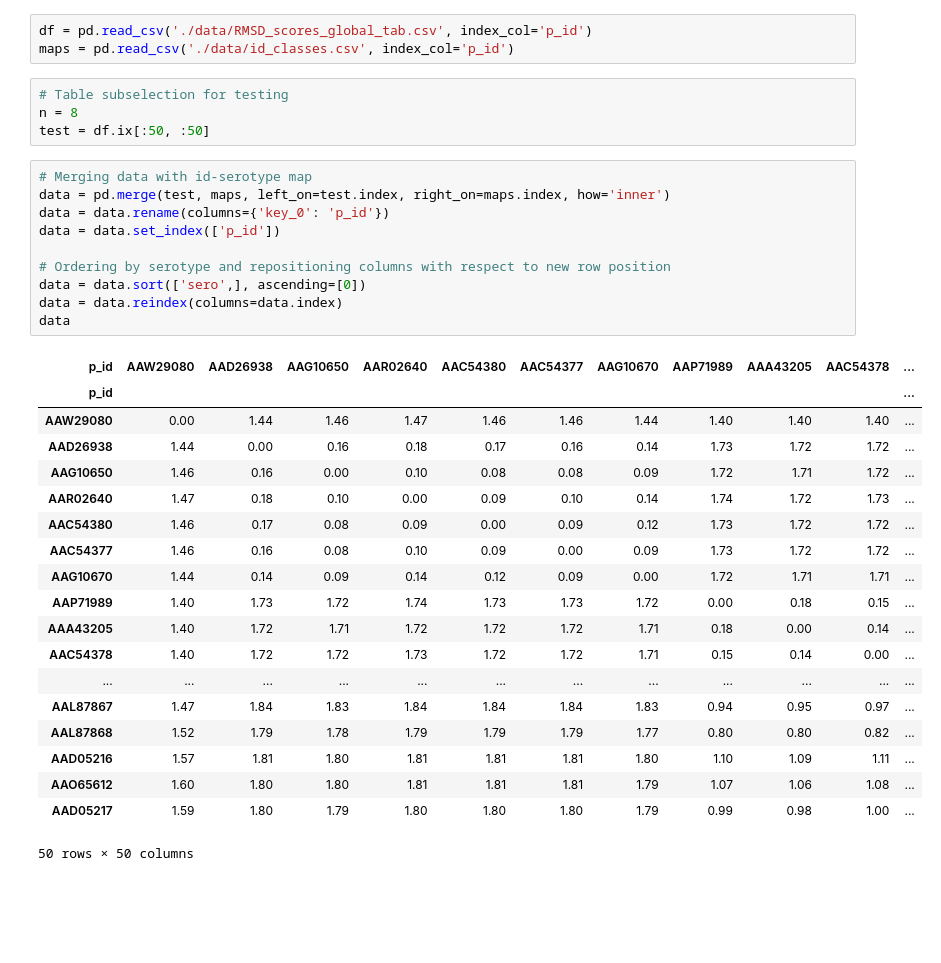
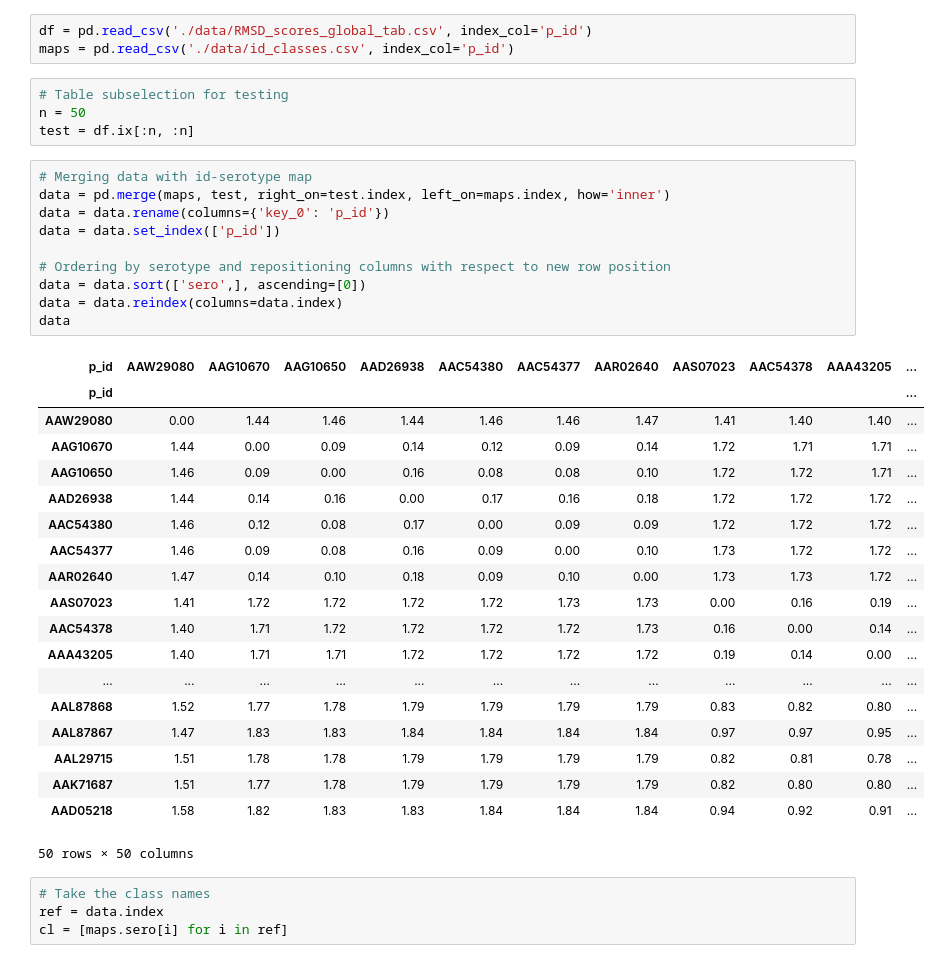
Before and after one commit to gmazz/BioInfoTools, a Jupyter notebook: IPYTHON_NOTEBOOKS/HA_RMSD_matrix.ipynb, the cells around one changed output. Cells and saved outputs as stored; diff of their text form; blank space fills up the shorter version.

```diff
--- a/IPYTHON_NOTEBOOKS/HA_RMSD_matrix.ipynb
+++ b/IPYTHON_NOTEBOOKS/HA_RMSD_matrix.ipynb
@@ -21,38 +21,42 @@ df = pd.read_csv('./data/RMSD_scores_global_tab.csv', index_col='p_id')
 maps = pd.read_csv('./data/id_classes.csv', index_col='p_id')
 # %%
 # Table subselection for testing
-n = 8
-test = df.ix[:50, :50]
+n = 50
+test = df.ix[:n, :n]
 # %%
 # Merging data with id-serotype map
-data = pd.merge(test, maps, left_on=test.index, right_on=maps.index, how='inner')
+data = pd.merge(maps, test, right_on=test.index, left_on=maps.index, how='inner')
 data = data.rename(columns={'key_0': 'p_id'})
 data = data.set_index(['p_id'])
 
 # Ordering by serotype and repositioning columns with respect to new row position
 data = data.sort(['sero',], ascending=[0])
 data = data.reindex(columns=data.index)
 data
 # %% [output]
-| p_id | AAW29080 | AAD26938 | AAG10650 | AAR02640 | AAC54380 | AAC54377 | AAG10670 | AAP71989 | AAA43205 | AAC54378 | ... |
+| p_id | AAW29080 | AAG10670 | AAG10650 | AAD26938 | AAC54380 | AAC54377 | AAR02640 | AAS07023 | AAC54378 | AAA43205 | ... |
 | p_id |  |  |  |  |  |  |  |  |  |  | ... |
-| AAW29080 | 0.00 | 1.44 | 1.46 | 1.47 | 1.46 | 1.46 | 1.44 | 1.40 | 1.40 | 1.40 | ... |
-| AAD26938 | 1.44 | 0.00 | 0.16 | 0.18 | 0.17 | 0.16 | 0.14 | 1.73 | 1.72 | 1.72 | ... |
-| AAG10650 | 1.46 | 0.16 | 0.00 | 0.10 | 0.08 | 0.08 | 0.09 | 1.72 | 1.71 | 1.72 | ... |
-| AAR02640 | 1.47 | 0.18 | 0.10 | 0.00 | 0.09 | 0.10 | 0.14 | 1.74 | 1.72 | 1.73 | ... |
-| AAC54380 | 1.46 | 0.17 | 0.08 | 0.09 | 0.00 | 0.09 | 0.12 | 1.73 | 1.72 | 1.72 | ... |
-| AAC54377 | 1.46 | 0.16 | 0.08 | 0.10 | 0.09 | 0.00 | 0.09 | 1.73 | 1.72 | 1.72 | ... |
-| AAG10670 | 1.44 | 0.14 | 0.09 | 0.14 | 0.12 | 0.09 | 0.00 | 1.72 | 1.71 | 1.71 | ... |
-| AAP71989 | 1.40 | 1.73 | 1.72 | 1.74 | 1.73 | 1.73 | 1.72 | 0.00 | 0.18 | 0.15 | ... |
-| AAA43205 | 1.40 | 1.72 | 1.71 | 1.72 | 1.72 | 1.72 | 1.71 | 0.18 | 0.00 | 0.14 | ... |
-| AAC54378 | 1.40 | 1.72 | 1.72 | 1.73 | 1.72 | 1.72 | 1.71 | 0.15 | 0.14 | 0.00 | ... |
+| AAW29080 | 0.00 | 1.44 | 1.46 | 1.44 | 1.46 | 1.46 | 1.47 | 1.41 | 1.40 | 1.40 | ... |
+| AAG10670 | 1.44 | 0.00 | 0.09 | 0.14 | 0.12 | 0.09 | 0.14 | 1.72 | 1.71 | 1.71 | ... |
+| AAG10650 | 1.46 | 0.09 | 0.00 | 0.16 | 0.08 | 0.08 | 0.10 | 1.72 | 1.72 | 1.71 | ... |
+| AAD26938 | 1.44 | 0.14 | 0.16 | 0.00 | 0.17 | 0.16 | 0.18 | 1.72 | 1.72 | 1.72 | ... |
+| AAC54380 | 1.46 | 0.12 | 0.08 | 0.17 | 0.00 | 0.09 | 0.09 | 1.72 | 1.72 | 1.72 | ... |
+| AAC54377 | 1.46 | 0.09 | 0.08 | 0.16 | 0.09 | 0.00 | 0.10 | 1.73 | 1.72 | 1.72 | ... |
+| AAR02640 | 1.47 | 0.14 | 0.10 | 0.18 | 0.09 | 0.10 | 0.00 | 1.73 | 1.73 | 1.72 | ... |
+| AAS07023 | 1.41 | 1.72 | 1.72 | 1.72 | 1.72 | 1.73 | 1.73 | 0.00 | 0.16 | 0.19 | ... |
+| AAC54378 | 1.40 | 1.71 | 1.72 | 1.72 | 1.72 | 1.72 | 1.73 | 0.16 | 0.00 | 0.14 | ... |
+| AAA43205 | 1.40 | 1.71 | 1.71 | 1.72 | 1.72 | 1.72 | 1.72 | 0.19 | 0.14 | 0.00 | ... |
 | ... | ... | ... | ... | ... | ... | ... | ... | ... | ... | ... | ... |
-| AAL87867 | 1.47 | 1.84 | 1.83 | 1.84 | 1.84 | 1.84 | 1.83 | 0.94 | 0.95 | 0.97 | ... |
-| AAL87868 | 1.52 | 1.79 | 1.78 | 1.79 | 1.79 | 1.79 | 1.77 | 0.80 | 0.80 | 0.82 | ... |
-| AAD05216 | 1.57 | 1.81 | 1.80 | 1.81 | 1.81 | 1.81 | 1.80 | 1.10 | 1.09 | 1.11 | ... |
-| AAO65612 | 1.60 | 1.80 | 1.80 | 1.81 | 1.81 | 1.81 | 1.79 | 1.07 | 1.06 | 1.08 | ... |
-| AAD05217 | 1.59 | 1.80 | 1.79 | 1.80 | 1.80 | 1.80 | 1.79 | 0.99 | 0.98 | 1.00 | ... |
+| AAL87868 | 1.52 | 1.77 | 1.78 | 1.79 | 1.79 | 1.79 | 1.79 | 0.83 | 0.82 | 0.80 | ... |
+| AAL87867 | 1.47 | 1.83 | 1.83 | 1.84 | 1.84 | 1.84 | 1.84 | 0.97 | 0.97 | 0.95 | ... |
+| AAL29715 | 1.51 | 1.78 | 1.78 | 1.79 | 1.79 | 1.79 | 1.79 | 0.82 | 0.81 | 0.78 | ... |
+| AAK71687 | 1.51 | 1.77 | 1.78 | 1.79 | 1.79 | 1.79 | 1.79 | 0.82 | 0.80 | 0.80 | ... |
+| AAD05218 | 1.58 | 1.82 | 1.83 | 1.83 | 1.84 | 1.84 | 1.84 | 0.94 | 0.92 | 0.91 | ... |
 50 rows × 50 columns
+# %%
+# Take the class names
+ref = data.index
+cl = [maps.sero[i] for i in ref]
 # %%
 # Cell for plotting heatmaps
 
```
Also changed, not shown: parts of 1 cell of this notebook.
